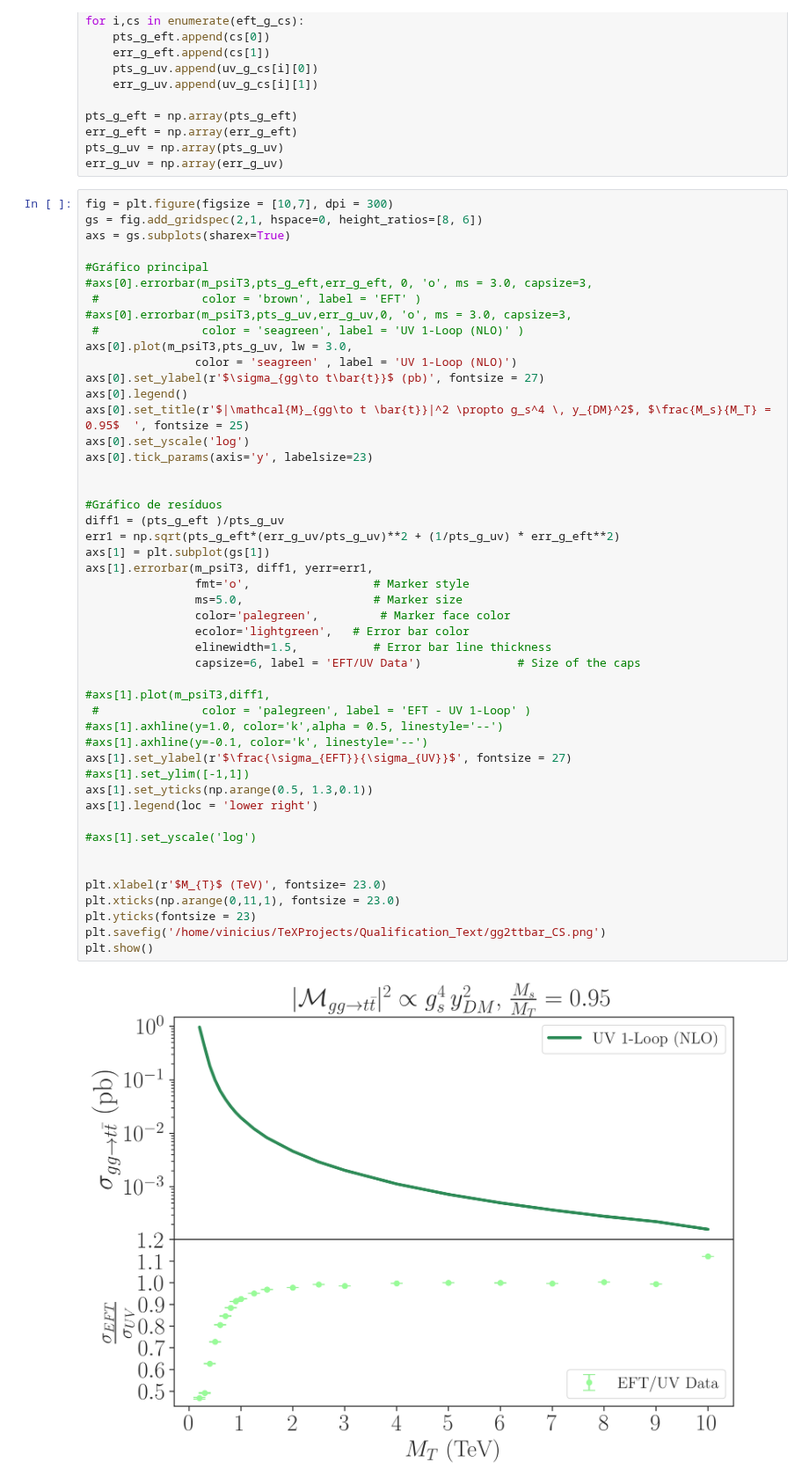
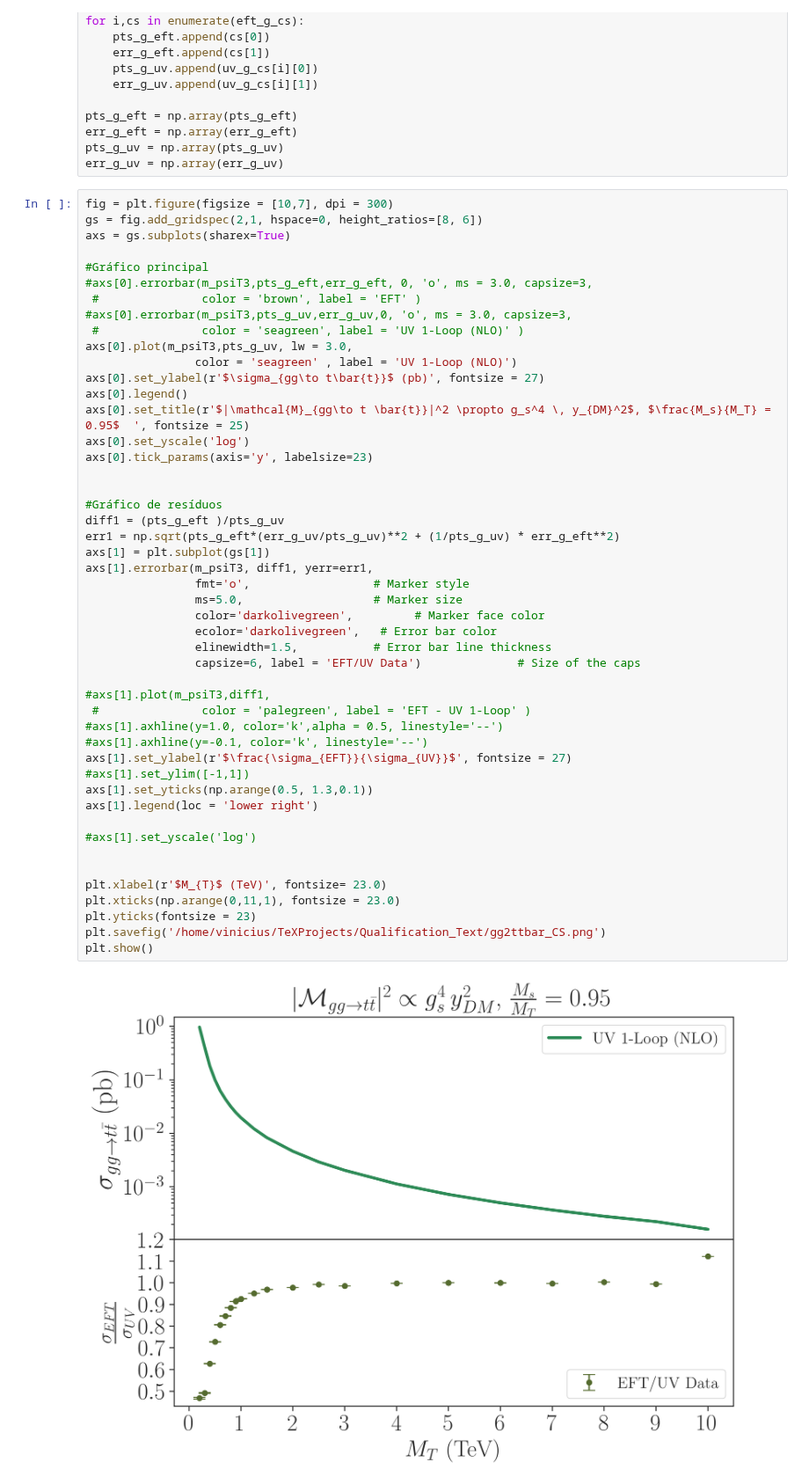
Before and after one commit to viniciusrocca/EFT_ToyModel, a Jupyter notebook: Plots/EFT_NLO_Comparison.ipynb, the cells around one changed output. Shown at 88% size. Drawn from its saved outputs; the diff is of its cells as text.

Commit message:
Update on plots colors

```diff
--- a/Plots/EFT_NLO_Comparison.ipynb
+++ b/Plots/EFT_NLO_Comparison.ipynb
@@ -175,33 +175,33 @@ axs[0].tick_params(axis='y', labelsize=23)
 
 
 #Gráfico de resíduos
 diff1 = (pts_g_eft )/pts_g_uv
 err1 = np.sqrt(pts_g_eft*(err_g_uv/pts_g_uv)**2 + (1/pts_g_uv) * err_g_eft**2)
 axs[1] = plt.subplot(gs[1])
 axs[1].errorbar(m_psiT3, diff1, yerr=err1,
                 fmt='o',                  # Marker style
                 ms=5.0,                   # Marker size
-                color='palegreen',         # Marker face color
-                ecolor='lightgreen',   # Error bar color
+                color='darkolivegreen',         # Marker face color
+                ecolor='darkolivegreen',   # Error bar color
                 elinewidth=1.5,           # Error bar line thickness
                 capsize=6, label = 'EFT/UV Data')              # Size of the caps
 
 #axs[1].plot(m_psiT3,diff1,
  #               color = 'palegreen', label = 'EFT - UV 1-Loop' )
 #axs[1].axhline(y=1.0, color='k',alpha = 0.5, linestyle='--')
 #axs[1].axhline(y=-0.1, color='k', linestyle='--')
 axs[1].set_ylabel(r'$\frac{\sigma_{EFT}}{\sigma_{UV}}$', fontsize = 27)
 #axs[1].set_ylim([-1,1])
 axs[1].set_yticks(np.arange(0.5, 1.3,0.1))
 axs[1].legend(loc = 'lower right')
 
 #axs[1].set_yscale('log')
 
 
 plt.xlabel(r'$M_{T}$ (TeV)', fontsize= 23.0)
 plt.xticks(np.arange(0,11,1), fontsize = 23.0)
 plt.yticks(fontsize = 23)
 plt.savefig('/home/vinicius/TeXProjects/Qualification_Text/gg2ttbar_CS.png')
 plt.show()
 # %% [output]
-[figure, old version]
+[figure, new version]
```
